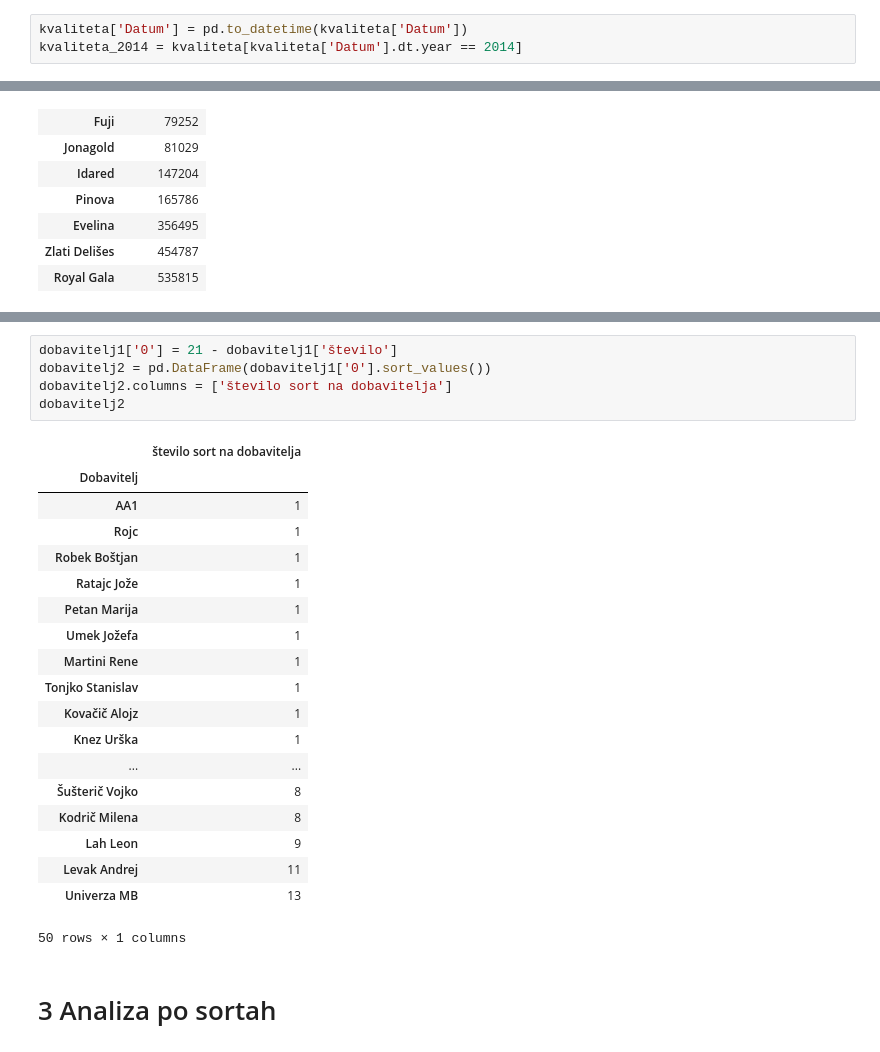
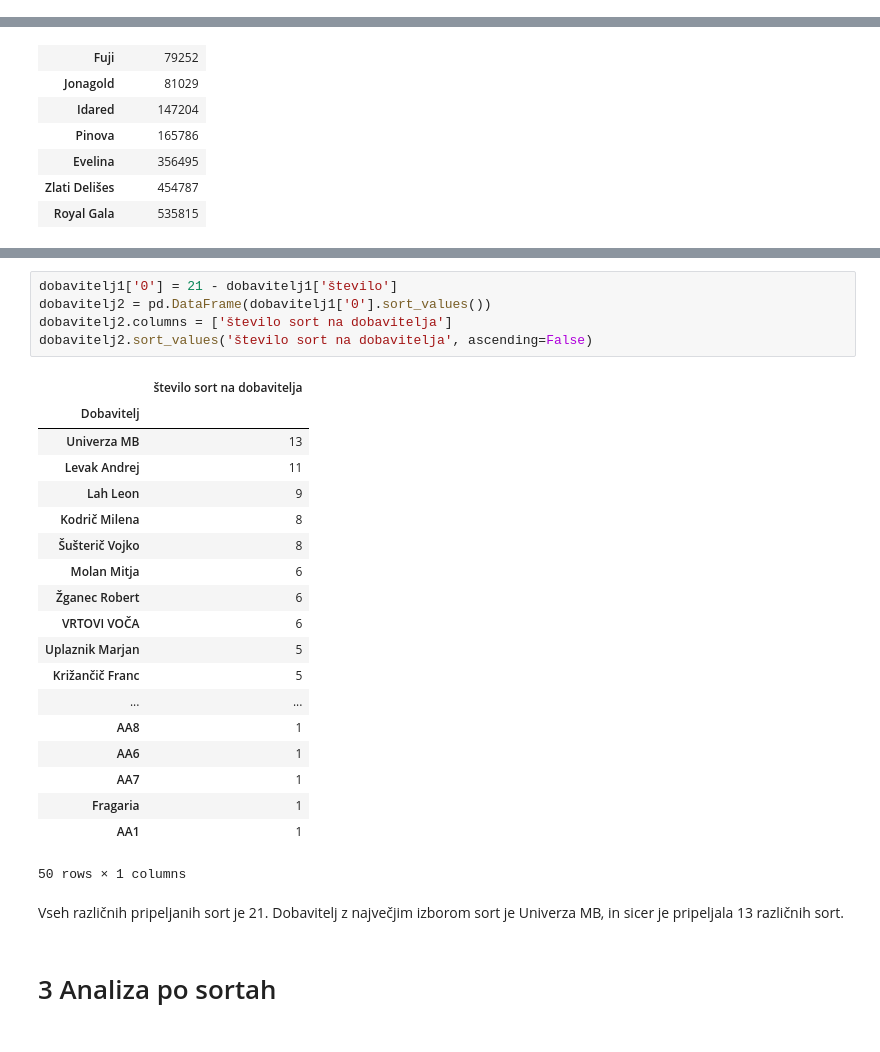
Before and after one commit to adrstvensek/Kvaliteta-prejetega-sadja, a Jupyter notebook: Projekt.ipynb, the cells around one changed output, grey strips where cells are left out. Drawn from its saved outputs; the diff is of its cells as text.

```diff
--- a/Projekt.ipynb
+++ b/Projekt.ipynb
@@ -62,3 +59,0 @@ Na splošno je v hladilnico pripeljanih veliko več jabolk 1. kvalitete kot pa i
-# %%
-kvaliteta['Datum'] = pd.to_datetime(kvaliteta['Datum'])
-kvaliteta_2014 = kvaliteta[kvaliteta['Datum'].dt.year == 2014]
@@ -245,28 +223,30 @@ dobavitelj1
 # %%
 dobavitelj1['0'] = 21 - dobavitelj1['število']
 dobavitelj2 = pd.DataFrame(dobavitelj1['0'].sort_values())
 dobavitelj2.columns = ['število sort na dobavitelja']
-dobavitelj2
+dobavitelj2.sort_values('število sort na dobavitelja', ascending=False)
 # %% [output]
 |  | število sort na dobavitelja |
 | Dobavitelj |  |
+| Univerza MB | 13 |
+| Levak Andrej | 11 |
+| Lah Leon | 9 |
+| Kodrič Milena | 8 |
+| Šušterič Vojko | 8 |
+| Molan Mitja | 6 |
+| Žganec Robert | 6 |
+| VRTOVI VOČA | 6 |
+| Uplaznik Marjan | 5 |
+| Križančič Franc | 5 |
+| ... | ... |
+| AA8 | 1 |
+| AA6 | 1 |
+| AA7 | 1 |
+| Fragaria | 1 |
 | AA1 | 1 |
-| Rojc | 1 |
-| Robek Boštjan | 1 |
-| Ratajc Jože | 1 |
-| Petan Marija | 1 |
-| Umek Jožefa | 1 |
-| Martini Rene | 1 |
-| Tonjko Stanislav | 1 |
-| Kovačič Alojz | 1 |
-| Knez Urška | 1 |
-| ... | ... |
-| Šušterič Vojko | 8 |
-| Kodrič Milena | 8 |
-| Lah Leon | 9 |
-| Levak Andrej | 11 |
-| Univerza MB | 13 |
 50 rows × 1 columns
+# %% [markdown]
+Vseh različnih pripeljanih sort je 21. Dobavitelj z največjim izborom sort je Univerza MB, in sicer je pripeljala 13 različnih sort.
 # %% [markdown]
 # 3 Analiza po sortah
 # %%
```
Also changed, not shown: parts of 29 cells of this notebook.
